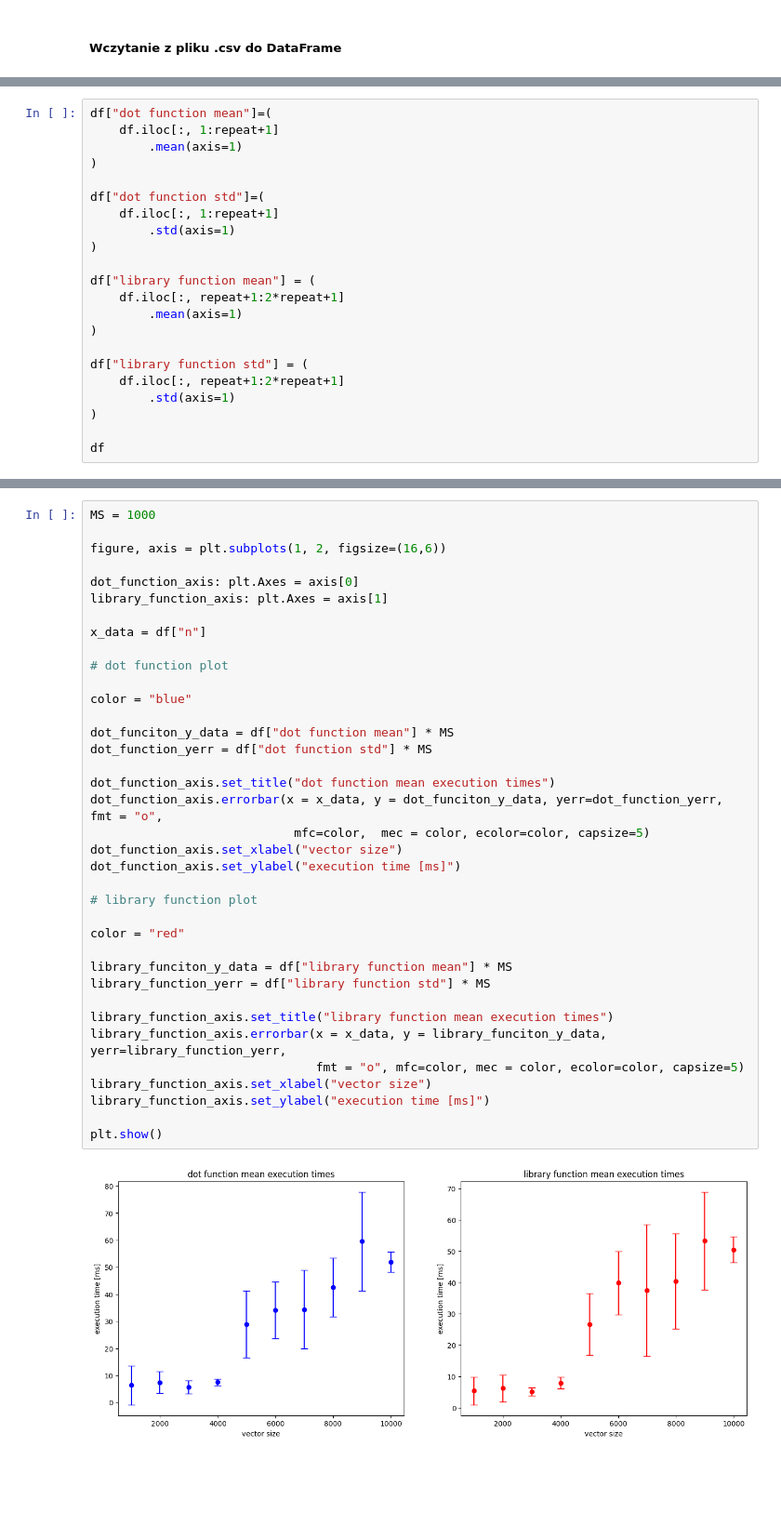
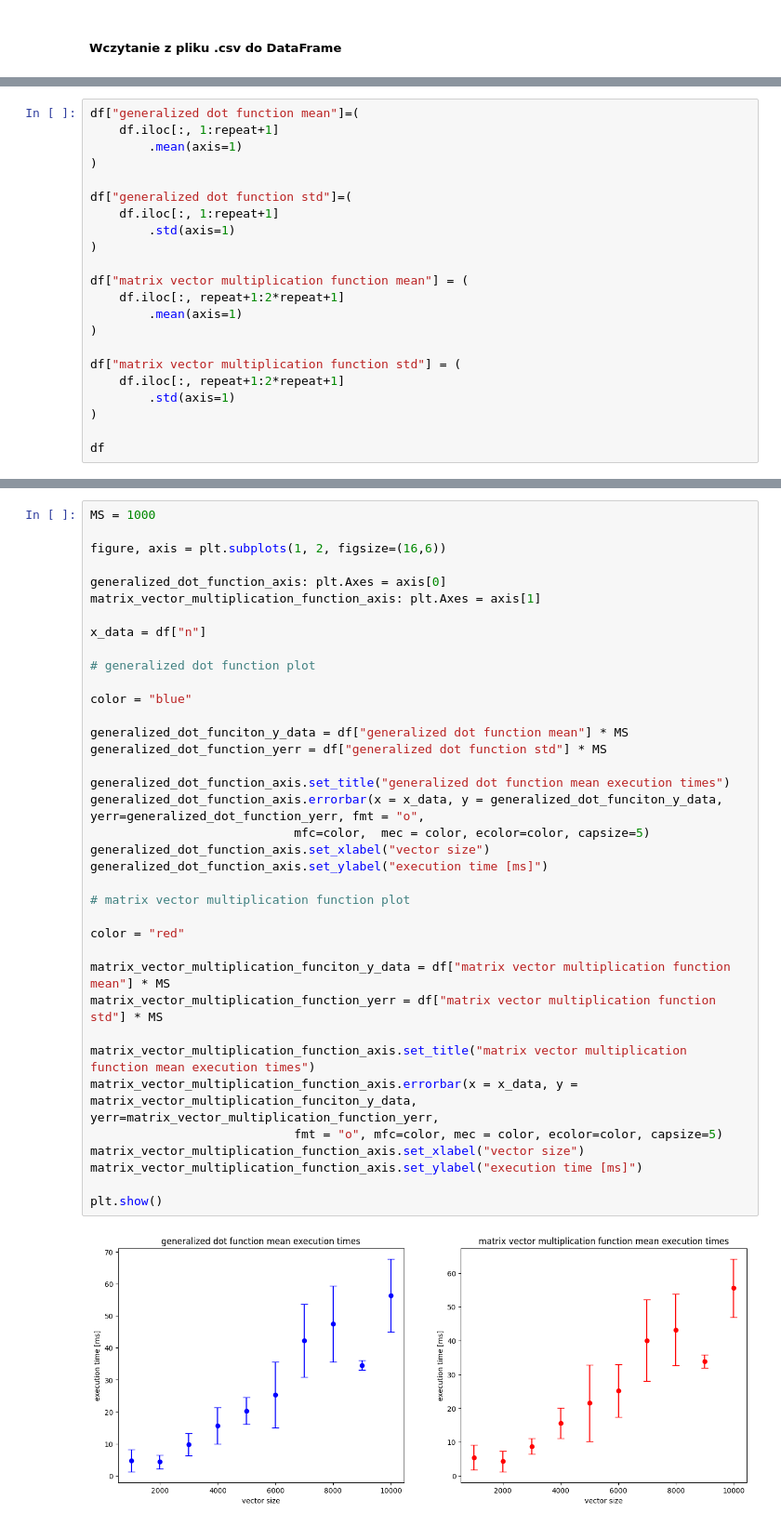
Before and after one commit to WSm-77/computional_methods_in_science_and_technology, a Jupyter notebook: lab1/1.Mownit_Lab_DataFrames_lab1.ipynb, the cells around one changed output, grey strips where cells are left out. Shown at 93% size. Drawn from its saved outputs; the diff is of its cells as text; blank space fills up the shorter version.

Commit message:
fix: implement functions as said in task description

```diff
--- a/lab1/1.Mownit_Lab_DataFrames_lab1.ipynb
+++ b/lab1/1.Mownit_Lab_DataFrames_lab1.ipynb
@@ -485,20 +492,20 @@ df
 # %%
-df["dot function mean"]=(
+df["generalized dot function mean"]=(
     df.iloc[:, 1:repeat+1]
         .mean(axis=1)
 )
 
-df["dot function std"]=(
+df["generalized dot function std"]=(
     df.iloc[:, 1:repeat+1]
         .std(axis=1)
 )
 
-df["library function mean"] = (
+df["matrix vector multiplication function mean"] = (
     df.iloc[:, repeat+1:2*repeat+1]
         .mean(axis=1)
 )
 
-df["library function std"] = (
+df["matrix vector multiplication function std"] = (
     df.iloc[:, repeat+1:2*repeat+1]
         .std(axis=1)
 )
@@ -520,39 +529,39 @@ df
 # %%
 MS = 1000
 
 figure, axis = plt.subplots(1, 2, figsize=(16,6))
 
-dot_function_axis: plt.Axes = axis[0]
-library_function_axis: plt.Axes = axis[1]
+generalized_dot_function_axis: plt.Axes = axis[0]
+matrix_vector_multiplication_function_axis: plt.Axes = axis[1]
 
 x_data = df["n"]
 
-# dot function plot
+# generalized dot function plot
 
 color = "blue"
 
-dot_funciton_y_data = df["dot function mean"] * MS
-dot_function_yerr = df["dot function std"] * MS
+generalized_dot_funciton_y_data = df["generalized dot function mean"] * MS
+generalized_dot_function_yerr = df["generalized dot function std"] * MS
 
-dot_function_axis.set_title("dot function mean execution times")
-dot_function_axis.errorbar(x = x_data, y = dot_funciton_y_data, yerr=dot_function_yerr, fmt = "o",
+generalized_dot_function_axis.set_title("generalized dot function mean execution times")
+generalized_dot_function_axis.errorbar(x = x_data, y = generalized_dot_funciton_y_data, yerr=generalized_dot_function_yerr, fmt = "o",
                             mfc=color,  mec = color, ecolor=color, capsize=5)
-dot_function_axis.set_xlabel("vector size")
-dot_function_axis.set_ylabel("execution time [ms]")
+generalized_dot_function_axis.set_xlabel("vector size")
+generalized_dot_function_axis.set_ylabel("execution time [ms]")
 
-# library function plot
+# matrix vector multiplication function plot
 
 color = "red"
 
-library_funciton_y_data = df["library function mean"] * MS
-library_function_yerr = df["library function std"] * MS
+matrix_vector_multiplication_funciton_y_data = df["matrix vector multiplication function mean"] * MS
+matrix_vector_multiplication_function_yerr = df["matrix vector multiplication function std"] * MS
 
-library_function_axis.set_title("library function mean execution times")
-library_function_axis.errorbar(x = x_data, y = library_funciton_y_data, yerr=library_function_yerr,
-                               fmt = "o", mfc=color, mec = color, ecolor=color, capsize=5)
-library_function_axis.set_xlabel("vector size")
-library_function_axis.set_ylabel("execution time [ms]")
+matrix_vector_multiplication_function_axis.set_title("matrix vector multiplication function mean execution times")
+matrix_vector_multiplication_function_axis.errorbar(x = x_data, y = matrix_vector_multiplication_funciton_y_data, yerr=matrix_vector_multiplication_function_yerr,
+                            fmt = "o", mfc=color, mec = color, ecolor=color, capsize=5)
+matrix_vector_multiplication_function_axis.set_xlabel("vector size")
+matrix_vector_multiplication_function_axis.set_ylabel("execution time [ms]")
 
 plt.show()
 # %% [output]
-[figure, old version]
+[figure, new version]
```
Also changed, not shown: parts of 11 cells of this notebook.
